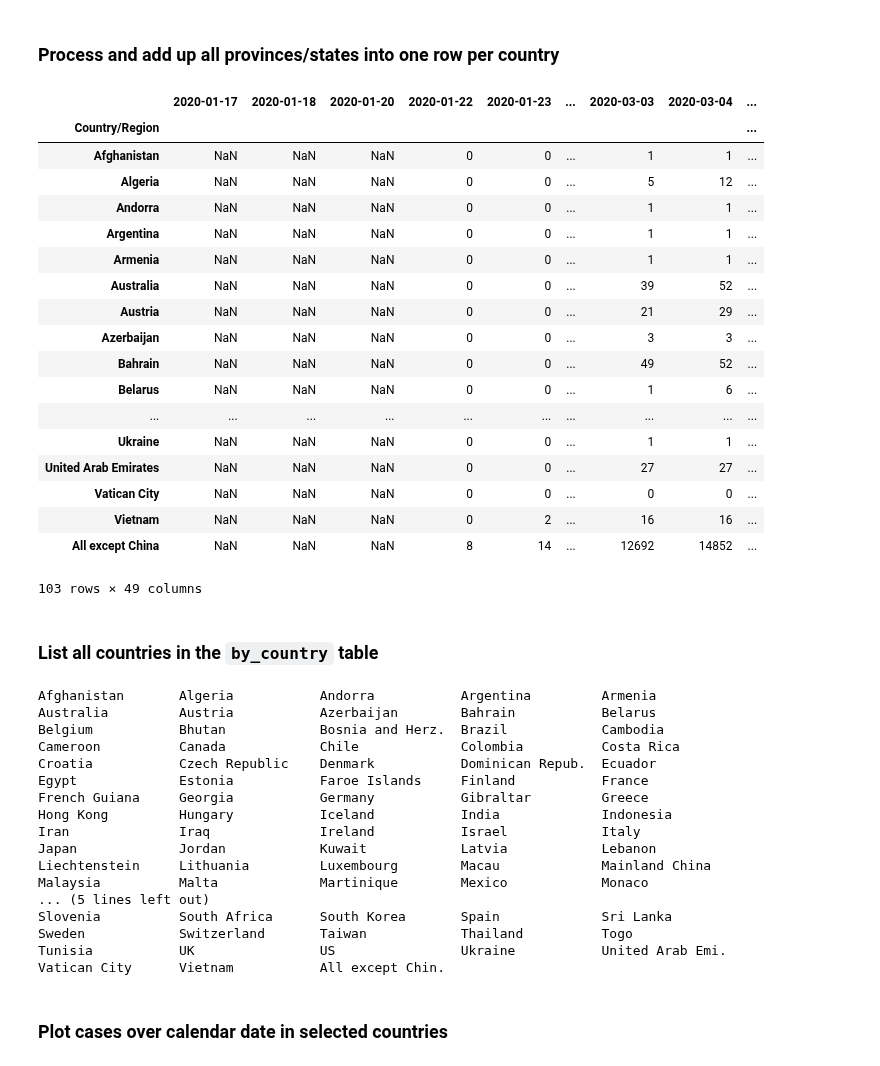
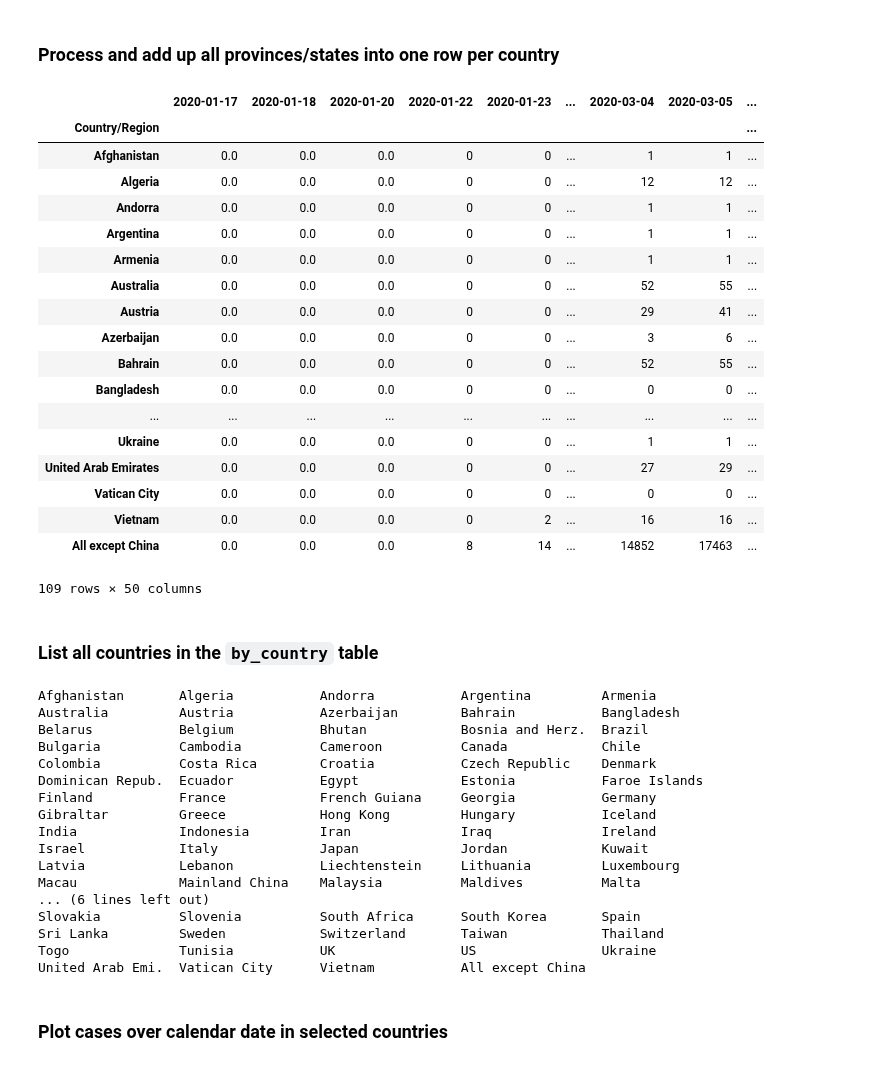
Before and after one commit to JeroenKools/covid19, a Jupyter notebook: COVID-19.ipynb, the cells around one changed output. Saved outputs shown, nothing was run; the diff lists cells and outputs as text; code cells hidden in the pictures.

```diff
--- a/COVID-19.ipynb
+++ b/COVID-19.ipynb
@@ -69,80 +77,81 @@ display(dataframes["confirmed"].iloc[:10, :])
 ### Process and add up all provinces/states into one row per country
 # %%
 for metric in data_urls.keys():
-    by_country = dataframes[metric].groupby("Country/Region").sum()                           # Group by country
+    by_country = dataframes[metric].groupby("Country/Region").sum()           # Group by country
     dates = by_country.columns[2:]                                            # Drop Lat/Long columns
     by_country.loc["All except China", dates] =\
         by_country.sum().loc[dates]-by_country.loc["Mainland China", dates]   # Add "Outside China" row
     by_country = by_country.loc[:, dates].astype(int)                         # Convert to columns to matplotlib dates
     dates = pd.to_datetime(dates)
     by_country.columns = dates
 
     if metric == "confirmed":
         # Add in some data points for China from before the start of the Johns Hopkins data.
         # Source: https://en.wikipedia.org/wiki/Timeline_of_the_2019%E2%80%9320_coronavirus_outbreak_in_December_2019_%E2%80%93_January_2020
         early_china_data = {
             "1/17/20": 45,
             "1/18/20": 62,
             "1/20/20": 218
         }
         for d, n in early_china_data.items():
             by_country.loc["Mainland China", pd.to_datetime(d)] = n               # Insert early China data point
         by_country = by_country.reindex(list(sorted(by_country.columns)), axis=1) # Retain chronological column order
+        by_country = by_country.fillna(0)
 
         # Correct an odd blip in the Japanese data.
         # From 2/5 to 2/7, the Johns Hopkins data for Japan goes 22, 45, 25.
         # I assume that the 45 is incorrect.
         by_country.loc["Japan", pd.to_datetime("2/06/20")] = 23.5      #  Halfway between values for 2/5 and 2/7
 
     dataframes[metric+"_by_country"] = by_country
 
 confirmed_by_country = dataframes["confirmed_by_country"]              # Shorthand
 
-with pd.option_context("display.max_rows", 200, "display.max_columns", 10):
+with pd.option_context("display.max_rows", 20, "display.max_columns", 10):
     display(dataframes["confirmed_by_country"])
 # %% [output]
-|  | 2020-01-17 | 2020-01-18 | 2020-01-20 | 2020-01-22 | 2020-01-23 | ... | 2020-03-03 | 2020-03-04 | ... |
+|  | 2020-01-17 | 2020-01-18 | 2020-01-20 | 2020-01-22 | 2020-01-23 | ... | 2020-03-04 | 2020-03-05 | ... |
 | Country/Region |  |  |  |  |  |  |  |  | ... |
-| Afghanistan | NaN | NaN | NaN | 0 | 0 | ... | 1 | 1 | ... |
-| Algeria | NaN | NaN | NaN | 0 | 0 | ... | 5 | 12 | ... |
-| Andorra | NaN | NaN | NaN | 0 | 0 | ... | 1 | 1 | ... |
-| Argentina | NaN | NaN | NaN | 0 | 0 | ... | 1 | 1 | ... |
-| Armenia | NaN | NaN | NaN | 0 | 0 | ... | 1 | 1 | ... |
-| Australia | NaN | NaN | NaN | 0 | 0 | ... | 39 | 52 | ... |
-| Austria | NaN | NaN | NaN | 0 | 0 | ... | 21 | 29 | ... |
-| Azerbaijan | NaN | NaN | NaN | 0 | 0 | ... | 3 | 3 | ... |
-| Bahrain | NaN | NaN | NaN | 0 | 0 | ... | 49 | 52 | ... |
-| Belarus | NaN | NaN | NaN | 0 | 0 | ... | 1 | 6 | ... |
+| Afghanistan | 0.0 | 0.0 | 0.0 | 0 | 0 | ... | 1 | 1 | ... |
+| Algeria | 0.0 | 0.0 | 0.0 | 0 | 0 | ... | 12 | 12 | ... |
+| Andorra | 0.0 | 0.0 | 0.0 | 0 | 0 | ... | 1 | 1 | ... |
+| Argentina | 0.0 | 0.0 | 0.0 | 0 | 0 | ... | 1 | 1 | ... |
+| Armenia | 0.0 | 0.0 | 0.0 | 0 | 0 | ... | 1 | 1 | ... |
+| Australia | 0.0 | 0.0 | 0.0 | 0 | 0 | ... | 52 | 55 | ... |
+| Austria | 0.0 | 0.0 | 0.0 | 0 | 0 | ... | 29 | 41 | ... |
+| Azerbaijan | 0.0 | 0.0 | 0.0 | 0 | 0 | ... | 3 | 6 | ... |
+| Bahrain | 0.0 | 0.0 | 0.0 | 0 | 0 | ... | 52 | 55 | ... |
+| Bangladesh | 0.0 | 0.0 | 0.0 | 0 | 0 | ... | 0 | 0 | ... |
 | ... | ... | ... | ... | ... | ... | ... | ... | ... | ... |
-| Ukraine | NaN | NaN | NaN | 0 | 0 | ... | 1 | 1 | ... |
-| United Arab Emirates | NaN | NaN | NaN | 0 | 0 | ... | 27 | 27 | ... |
-| Vatican City | NaN | NaN | NaN | 0 | 0 | ... | 0 | 0 | ... |
-| Vietnam | NaN | NaN | NaN | 0 | 2 | ... | 16 | 16 | ... |
-| All except China | NaN | NaN | NaN | 8 | 14 | ... | 12692 | 14852 | ... |
+| Ukraine | 0.0 | 0.0 | 0.0 | 0 | 0 | ... | 1 | 1 | ... |
+| United Arab Emirates | 0.0 | 0.0 | 0.0 | 0 | 0 | ... | 27 | 29 | ... |
+| Vatican City | 0.0 | 0.0 | 0.0 | 0 | 0 | ... | 0 | 0 | ... |
+| Vietnam | 0.0 | 0.0 | 0.0 | 0 | 2 | ... | 16 | 16 | ... |
+| All except China | 0.0 | 0.0 | 0.0 | 8 | 14 | ... | 14852 | 17463 | ... |
-103 rows × 49 columns
+109 rows × 50 columns
 # %% [markdown]
 ### List all countries in the `by_country` table
 # %%
 for i, k in enumerate(confirmed_by_country.index):
-    if len(k) > 15:
+    if len(k) > 16:
         k = k[:15] + "."
-    print(f"{k:17}", end=" " if (i+1) % 5 else "\n")
+    print(f"{k:17}", end=" " if (i+1) % 5 else "\n")      # Every 5 items, end with a newline
 # %% [output]
 Afghanistan       Algeria           Andorra           Argentina         Armenia
-Australia         Austria           Azerbaijan        Bahrain           Belarus
-Belgium           Bhutan            Bosnia and Herz.  Brazil            Cambodia
-Cameroon          Canada            Chile             Colombia          Costa Rica
-Croatia           Czech Republic    Denmark           Dominican Repub.  Ecuador
-Egypt             Estonia           Faroe Islands     Finland           France
-French Guiana     Georgia           Germany           Gibraltar         Greece
-Hong Kong         Hungary           Iceland           India             Indonesia
-Iran              Iraq              Ireland           Israel            Italy
-Japan             Jordan            Kuwait            Latvia            Lebanon
-Liechtenstein     Lithuania         Luxembourg        Macau             Mainland China
-Malaysia          Malta             Martinique        Mexico            Monaco
-... (5 lines left out)
-Slovenia          South Africa      South Korea       Spain             Sri Lanka
-Sweden            Switzerland       Taiwan            Thailand          Togo
-Tunisia           UK                US                Ukraine           United Arab Emi.
-Vatican City      Vietnam           All except Chin.
+Australia         Austria           Azerbaijan        Bahrain           Bangladesh
+Belarus           Belgium           Bhutan            Bosnia and Herz.  Brazil
+Bulgaria          Cambodia          Cameroon          Canada            Chile
+Colombia          Costa Rica        Croatia           Czech Republic    Denmark
+Dominican Repub.  Ecuador           Egypt             Estonia           Faroe Islands
+Finland           France            French Guiana     Georgia           Germany
+Gibraltar         Greece            Hong Kong         Hungary           Iceland
+India             Indonesia         Iran              Iraq              Ireland
+Israel            Italy             Japan             Jordan            Kuwait
+Latvia            Lebanon           Liechtenstein     Lithuania         Luxembourg
+Macau             Mainland China    Malaysia          Maldives          Malta
+... (6 lines left out)
+Slovakia          Slovenia          South Africa      South Korea       Spain
+Sri Lanka         Sweden            Switzerland       Taiwan            Thailand
+Togo              Tunisia           UK                US                Ukraine
+United Arab Emi.  Vatican City      Vietnam           All except China
 # %%
```
Also changed, not shown: parts of 8 cells of this notebook.
